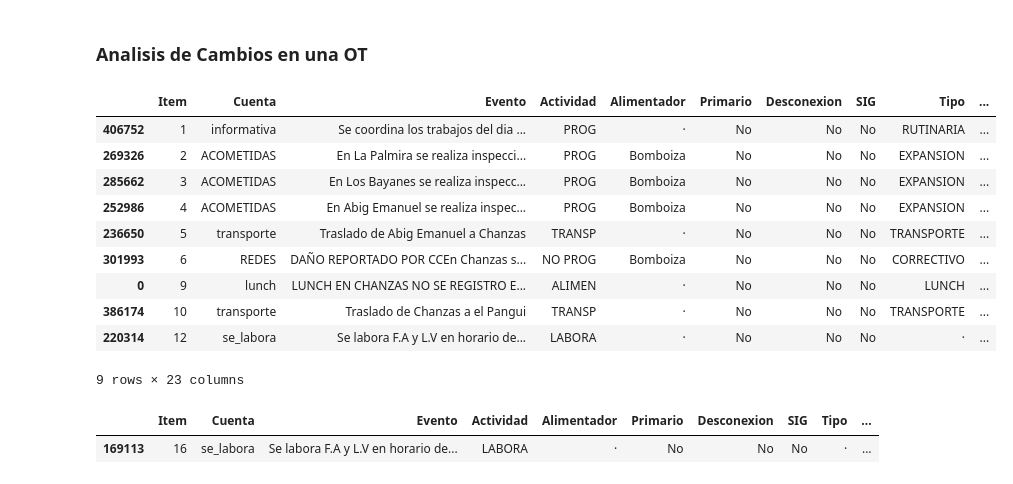
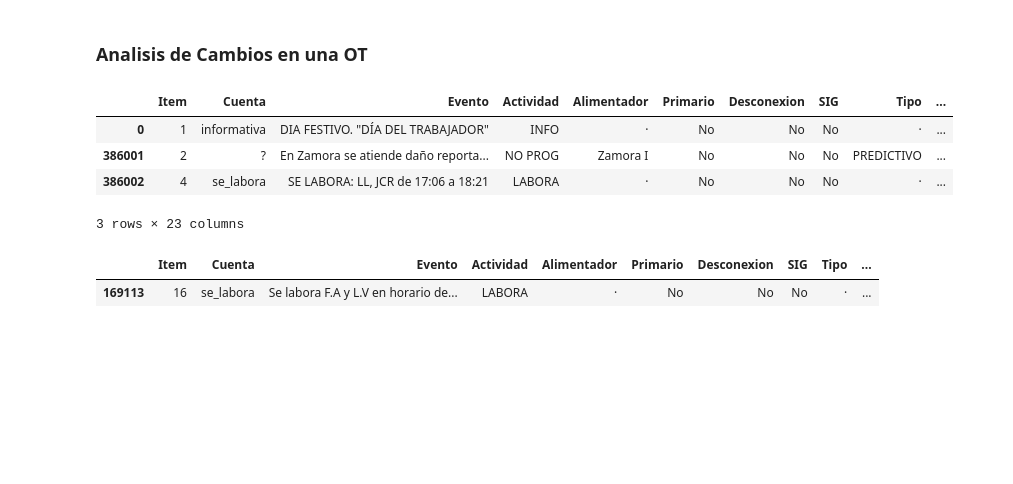
Before and after one commit to ernestopalacios/ordenes_de_trabajo, a Jupyter notebook: 04_DataLake.ipynb, the cells around one changed output. Cells and saved outputs as stored; diff of their text form; code cells hidden in the pictures; blank space fills up the shorter version.

```diff
--- a/04_DataLake.ipynb
+++ b/04_DataLake.ipynb
@@ -1745,23 +1741,22 @@ df
 411127 rows × 23 columns
 # %% [markdown]
 ### Analisis de Cambios en una OT
+# %%
+# recargar Deltalake
+
+dt = DeltaTable(table_path)
+df = dt.to_pandas()
 # %%
 #  ANALIZAR UNA OT filtrando por su indice
 
-filtered_df = df.query( f"id_ot == 159262" ).sort_values(by='Item')
+filtered_df = df.query( f"id_ot == 175857" ).sort_values(by='Item')
 filtered_df
 # %% [output]
 |  | Item | Cuenta | Evento | Actividad | Alimentador | Primario | Desconexion | SIG | Tipo | ... |
-| 406752 | 1 | informativa | Se coordina los trabajos del dia ... | PROG | · | No | No | No | RUTINARIA | ... |
-| 269326 | 2 | ACOMETIDAS | En La Palmira se realiza inspecci... | PROG | Bomboiza | No | No | No | EXPANSION | ... |
-| 285662 | 3 | ACOMETIDAS | En Los Bayanes se realiza inspecc... | PROG | Bomboiza | No | No | No | EXPANSION | ... |
-| 252986 | 4 | ACOMETIDAS | En Abig Emanuel se realiza inspec... | PROG | Bomboiza | No | No | No | EXPANSION | ... |
-| 236650 | 5 | transporte | Traslado de Abig Emanuel a Chanzas | TRANSP | · | No | No | No | TRANSPORTE | ... |
-| 301993 | 6 | REDES | DAÑO REPORTADO POR CCEn Chanzas s... | NO PROG | Bomboiza | No | No | No | CORRECTIVO | ... |
-| 0 | 9 | lunch | LUNCH EN CHANZAS NO SE REGISTRO E... | ALIMEN | · | No | No | No | LUNCH | ... |
-| 386174 | 10 | transporte | Traslado de Chanzas a el Pangui | TRANSP | · | No | No | No | TRANSPORTE | ... |
-| 220314 | 12 | se_labora | Se labora F.A y L.V en horario de... | LABORA | · | No | No | No | · | ... |
+| 0 | 1 | informativa | DIA FESTIVO. "DÍA DEL TRABAJADOR" | INFO | · | No | No | No | · | ... |
+| 386001 | 2 | ? | En Zamora se atiende daño reporta... | NO PROG | Zamora I | No | No | No | PREDICTIVO | ... |
+| 386002 | 4 | se_labora | SE LABORA: LL, JCR de 17:06 a 18:21 | LABORA | · | No | No | No | · | ... |
-9 rows × 23 columns
+3 rows × 23 columns
 # %%
 #filtered_df = df.query( f"Evento == Se labora F.A y L.V en horario de 08:00 a 13:00 y de 14:00 a 18:38" ).sort_values(by='Item')
 filtered_df = df[df["Evento"].str.startswith("Se labora F.A y L.V en horario de 08:00 a 13:00 y de 14:00 a 18:38")].sort_values(by='Item')
```
Also changed, not shown: parts of 25 cells of this notebook, 2 other files.
